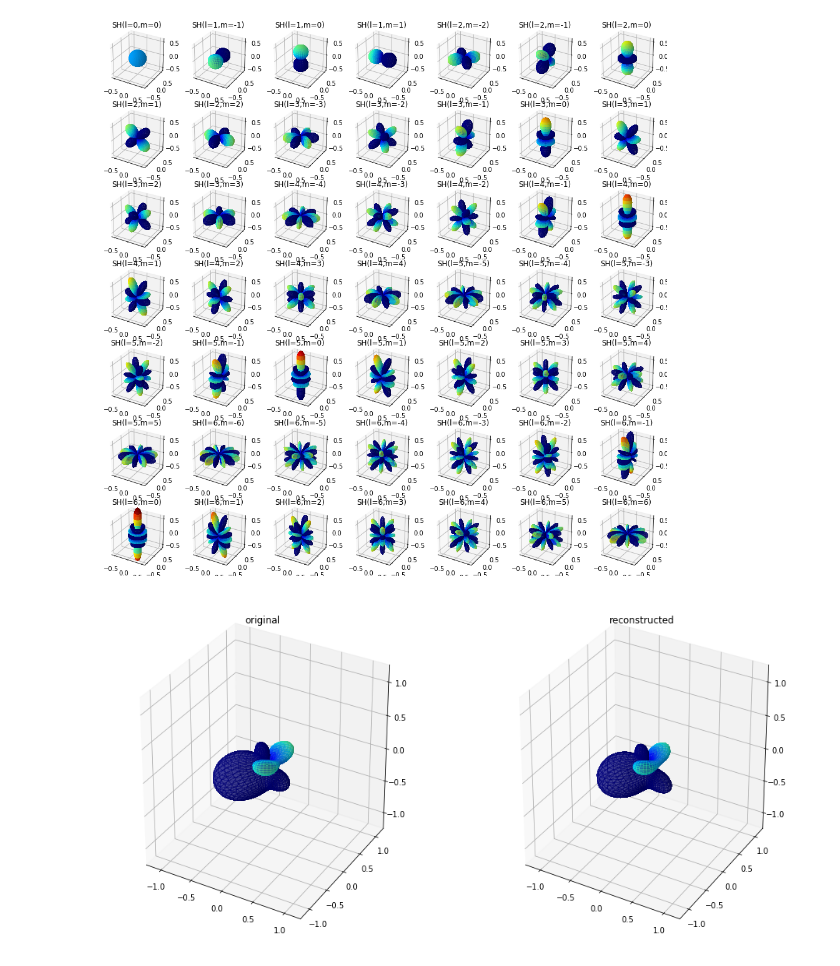
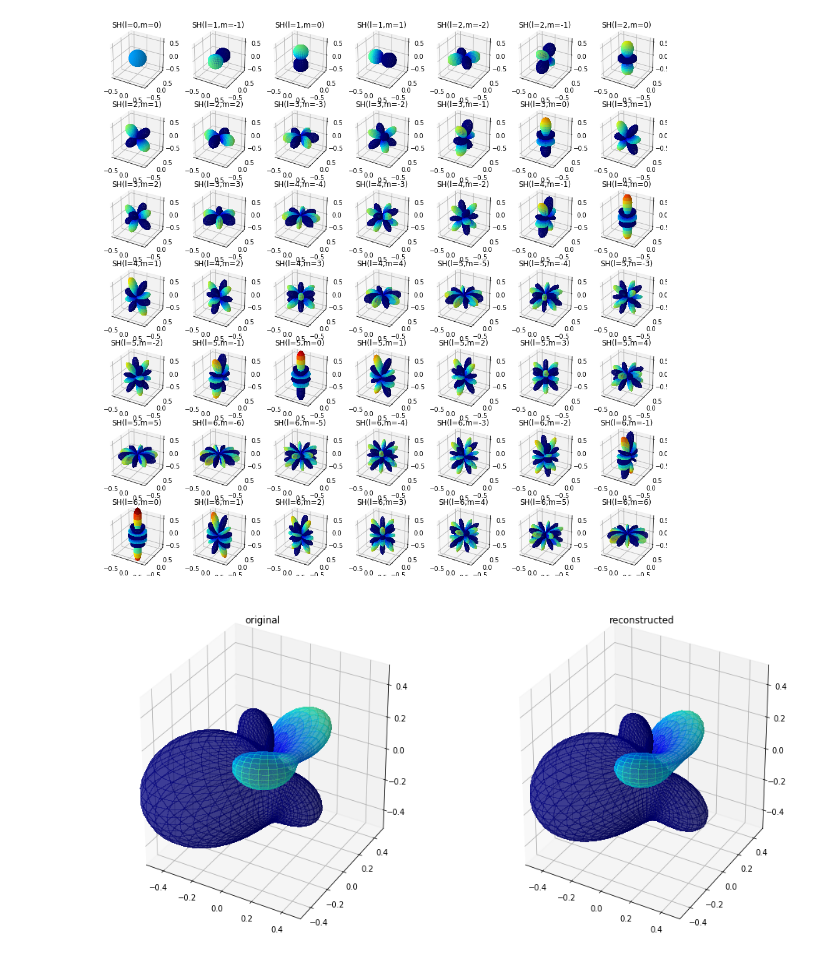
Before and after one commit to mammalwong/ml-study, a Jupyter notebook: study-spherical-harmonic.ipynb, the cells around one changed output. Cells and saved outputs as stored; diff of their text form; code cells hidden in the pictures.

```diff
--- a/study-spherical-harmonic.ipynb
+++ b/study-spherical-harmonic.ipynb
@@ -85,13 +85,9 @@ plt.show()
 # %%
-def original(x, y, z):
-    r = np.sin(x)-np.cos(2*y)+np.sin(3*z)
-    r /= 3
-    return np.real(r)
 fig = plt.figure(figsize=(16,8))
 theta_, phi_ = np.linspace(0, 1, 50), np.linspace(0, 1, 50)
 theta_, phi_ = np.pi*theta_, 2*np.pi*phi_
 THETA, PHI = np.meshgrid(theta_, phi_)
-plot_lim = 1.2
+plot_lim = 0.5
 X = np.sin(THETA) * np.cos(PHI)
 Y = np.sin(THETA) * np.sin(PHI)
 Z = np.cos(THETA)
@@ -100,31 +96,31 @@ O = original(X,Y,Z)
 for i in range(len(SHs)):
     lambda_sh = lambdify((theta,phi), SHs[i].evalf())
     c = 6*np.pi*np.mean(original(X,Y,Z) * lambda_sh(THETA, PHI) * np.sin(THETA))
     C.append(c)
 ax = fig.add_subplot(1,2,1, projection='3d')
 ax.set_title("original")
 ax.set_xlim((-plot_lim,plot_lim))
 ax.set_ylim((-plot_lim,plot_lim))
 ax.set_zlim((-plot_lim,plot_lim))
 ax.plot_surface(
     abs(O)*X, abs(O)*Y, abs(O)*Z,
     rstride=1, cstride=1,
     facecolors=plt.cm.jet(O),
     linewidth=0, antialiased=False, alpha=0.5)
 R = np.zeros_like(THETA)
 for i in range(len(SHs)):
     lambda_sh = lambdify((theta,phi), SHs[i].evalf())
     R += C[i] * lambda_sh(THETA, PHI)
 ax = fig.add_subplot(1,2,2, projection='3d')
 ax.set_title("reconstructed")
 ax.set_xlim((-plot_lim,plot_lim))
 ax.set_ylim((-plot_lim,plot_lim))
 ax.set_zlim((-plot_lim,plot_lim))
 ax.plot_surface(
     abs(R)*X, abs(R)*Y, abs(R)*Z,
     rstride=1, cstride=1,
     facecolors=plt.cm.jet(R),
     linewidth=0, antialiased=False, alpha=0.5)
 plt.show()
 # %% [output]
-[figure, old version]
+[figure, new version]
```
Also changed, not shown: parts of 8 cells of this notebook.
